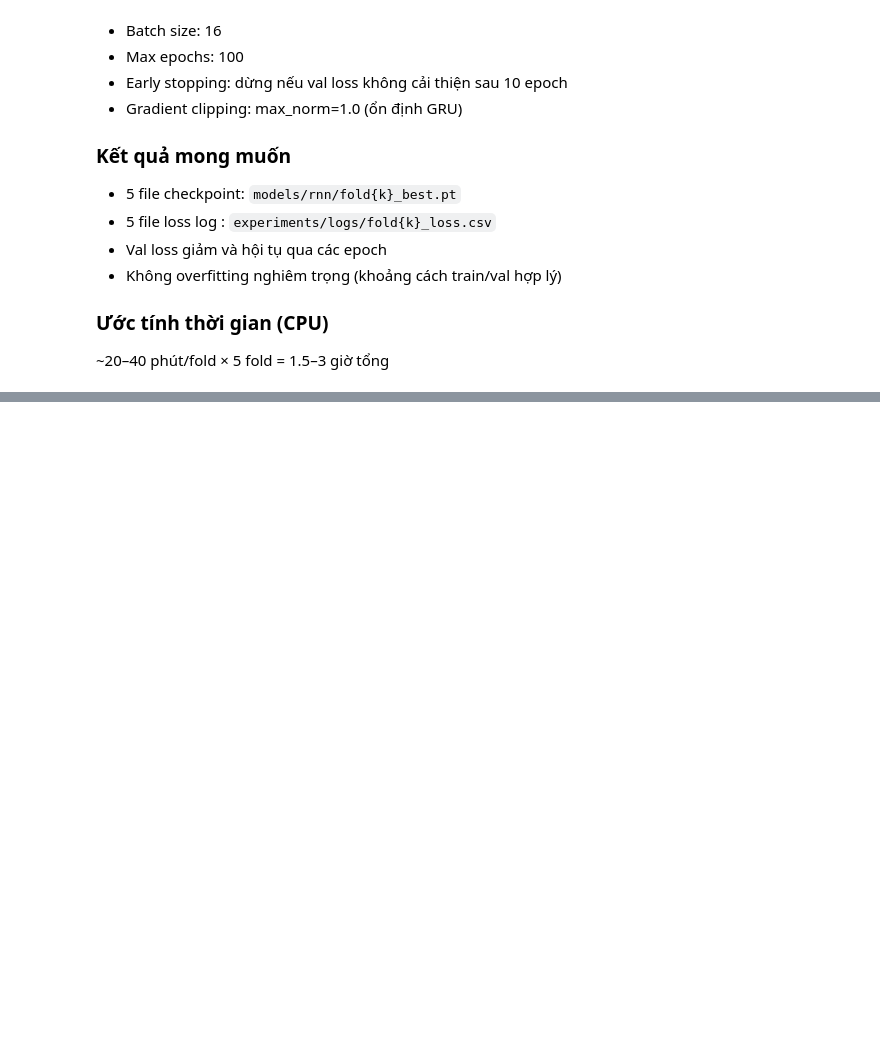
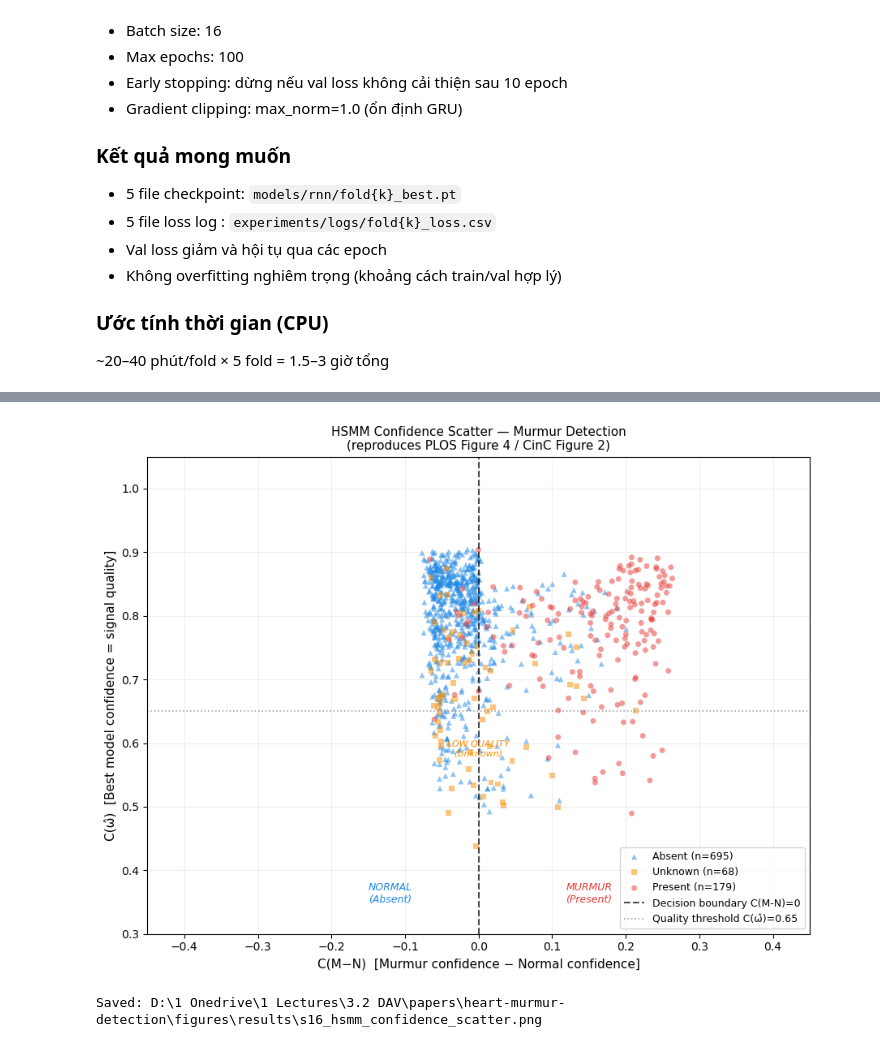
Before and after one commit to Thaobui3110/Heart_murmur-detection, a Jupyter notebook: heart-murmur-detection/notebooks/03_model_reproduction.ipynb, the cells around one changed output, grey strips where cells are left out. Cells and saved outputs as stored; diff of their text form; code cells hidden in the pictures; blank space fills up the shorter version.

```diff
--- a/heart-murmur-detection/notebooks/03_model_reproduction.ipynb
+++ b/heart-murmur-detection/notebooks/03_model_reproduction.ipynb
@@ -1083,0 +1963,60 @@ Backward pass: 64.09s
+# %%
+## Vẽ PLOS Figure 4: C(M-N) vs C(ω̂) scatter plot
+import matplotlib.pyplot as plt
+import matplotlib.patches as mpatches
+
+FIGURES_DIR = project_root / 'figures' / 'results'
+FIGURES_DIR.mkdir(parents=True, exist_ok=True)
+
+# Dùng patient-level results
+colors = {'Present': '#E53935', 'Unknown': '#FB8C00', 'Absent': '#1E88E5'}
+markers = {'Present': 'o', 'Unknown': 's', 'Absent': '^'}
+
+fig, ax = plt.subplots(figsize=(9, 7))
+
+for label in ['Absent', 'Unknown', 'Present']:  # vẽ Present trên cùng
+    sub = df_pat[df_pat['true_murmur'] == label]
+    ax.scatter(
+        sub['c_mn_max'],
+        sub['c_hat_min'],
+        c=colors[label],
+        marker=markers[label],
+        alpha=0.5,
+        s=25,
+        label=f'{label} (n={len(sub)})',
+        edgecolors='none',
+    )
+
+# Đường phân loại C(M-N) = 0
+ax.axvline(0, color='black', linewidth=1.5, linestyle='--', alpha=0.7,
+           label='Decision boundary C(M-N)=0')
+
+# Đường ngưỡng chất lượng C(ω̂) = 0.65
+ax.axhline(0.65, color='gray', linewidth=1.2, linestyle=':', alpha=0.7,
+           label='Quality threshold C(ω̂)=0.65')
+
+# Annotation vùng quyết định
+ax.text(0.15,  0.35, 'MURMUR\n(Present)',  fontsize=9, color='#E53935',
+        ha='center', style='italic')
+ax.text(-0.12, 0.35, 'NORMAL\n(Absent)',   fontsize=9, color='#1E88E5',
+        ha='center', style='italic')
+ax.text(0.0,   0.58, 'LOW QUALITY\n(Unknown)', fontsize=8, color='#FB8C00',
+        ha='center', style='italic')
+
+ax.set_xlabel('C(M−N)  [Murmur confidence − Normal confidence]', fontsize=11)
+ax.set_ylabel('C(ω̂)  [Best model confidence = signal quality]', fontsize=11)
+ax.set_title('HSMM Confidence Scatter — Murmur Detection\n'
+             '(reproduces PLOS Figure 4 / CinC Figure 2)', fontsize=11)
+ax.legend(loc='lower right', fontsize=9)
+ax.set_xlim(-0.45, 0.45)
+ax.set_ylim(0.3, 1.05)
+ax.grid(alpha=0.2)
+
+plt.tight_layout()
+save_path = FIGURES_DIR / 's16_hsmm_confidence_scatter.png'
+plt.savefig(save_path, dpi=150, bbox_inches='tight')
+plt.show()
+print(f"Saved: {save_path}")
+# %% [output]
+[figure, added]
+Saved: D:\1 Onedrive\1 Lectures\3.2 DAV\papers\heart-murmur-detection\figures\results\s16_hsmm_confidence_scatter.png
```
Also changed, not shown: parts of 36 cells of this notebook, 26 other files.
